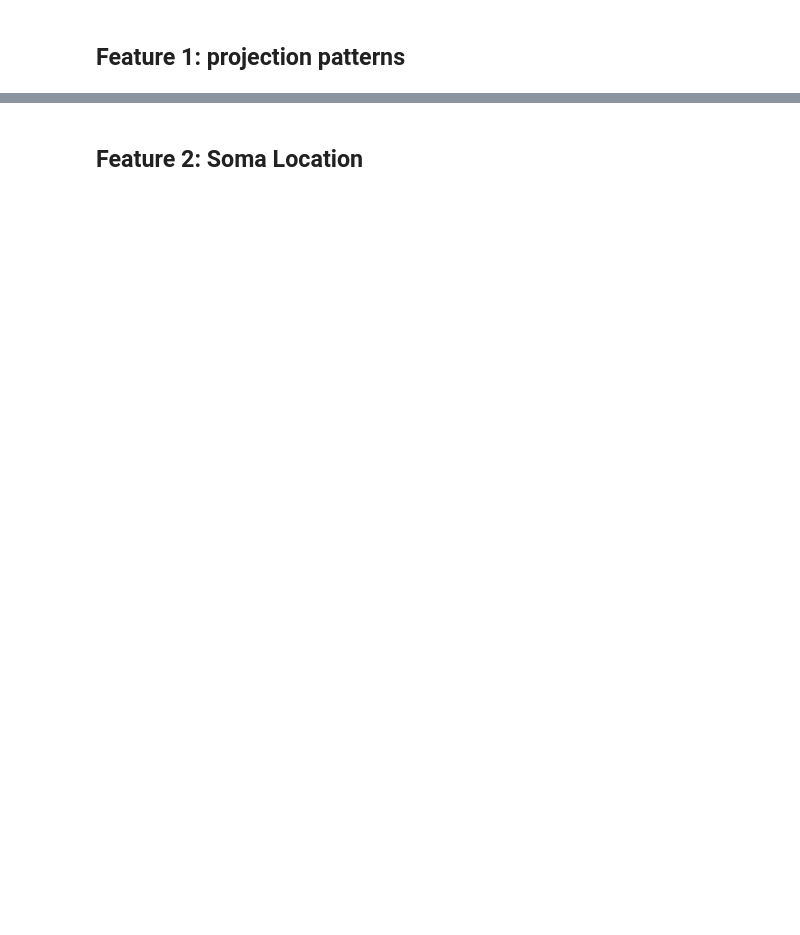
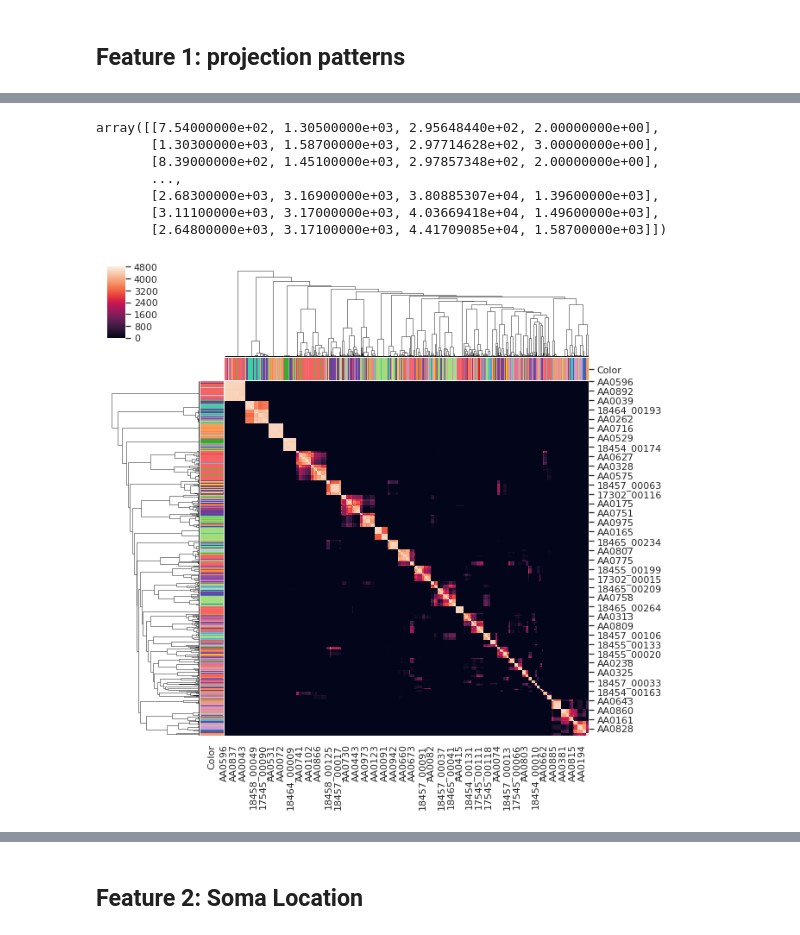
Before and after one commit to zijun-zhao/NMTcode, a Jupyter notebook: Pipeline-Draft_APSL-11Nov.ipynb, the cells around one changed output, grey strips where cells are left out. Drawn from its saved outputs; the diff is of its cells as text; code cells hidden in the pictures; blank space fills up the shorter version.

```diff
--- a/Pipeline-Draft_APSL-11Nov.ipynb
+++ b/Pipeline-Draft_APSL-11Nov.ipynb
@@ -261,0 +267,11 @@ AP_snnDF = pd.read_excel('/home/penglab/NMTcode/AP_snn_co_cluster.xlsx', index_c
+# %%
+ ns.bestCOCLUSTER(AP_kmeansDF, nmt.get_group_colors(ns.metadata, group_by="CellType", palette="paired", return_str = True,return_hex = True), t = 20, selected_list= None)
+# %% [output]
+array([[7.54000000e+02, 1.30500000e+03, 2.95648440e+02, 2.00000000e+00],
+       [1.30300000e+03, 1.58700000e+03, 2.97714628e+02, 3.00000000e+00],
+       [8.39000000e+02, 1.45100000e+03, 2.97857348e+02, 2.00000000e+00],
+       ...,
+       [2.68300000e+03, 3.16900000e+03, 3.80885307e+04, 1.39600000e+03],
+       [3.11100000e+03, 3.17000000e+03, 4.03669418e+04, 1.49600000e+03],
+       [2.64800000e+03, 3.17100000e+03, 4.41709085e+04, 1.58700000e+03]])
+[figure, added]
```
Also changed, not shown: parts of 27 cells of this notebook.
